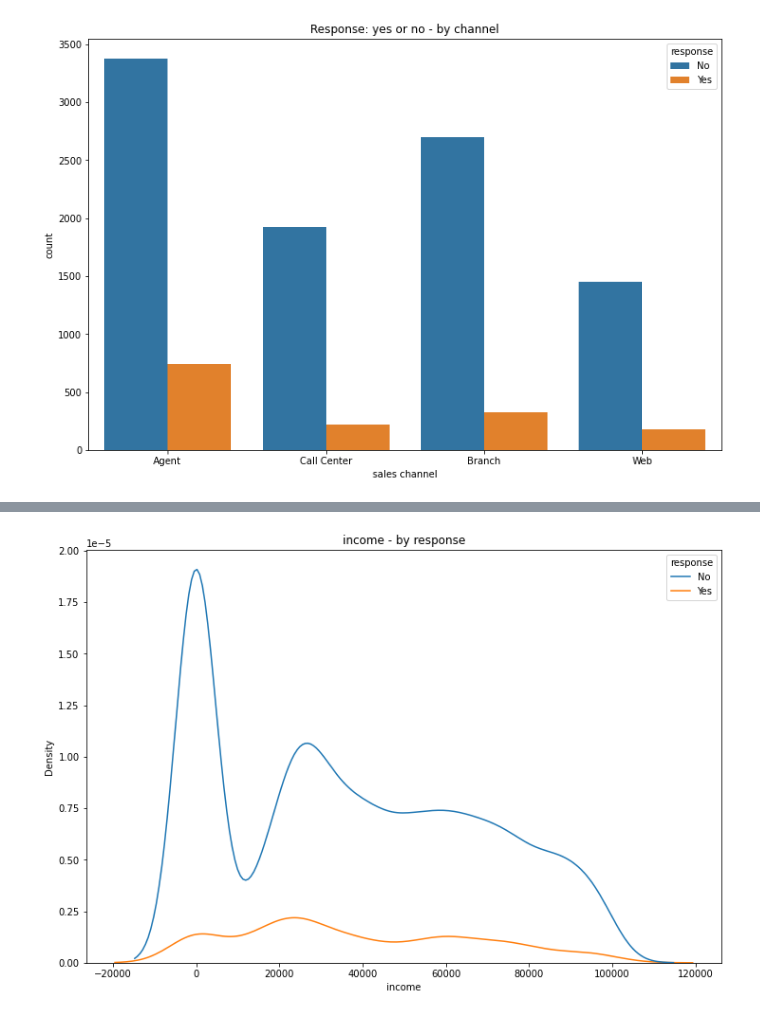
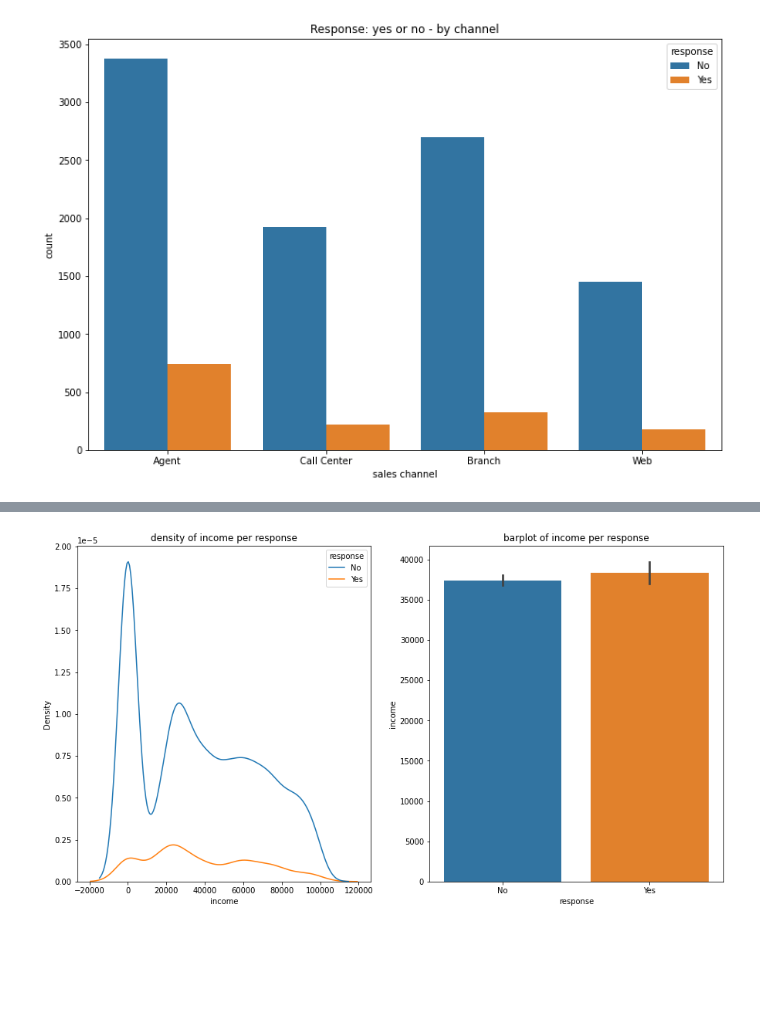
Before and after one commit to sergioaisolutions/lab-customer-analysis-round-3, a Jupyter notebook: solution.ipynb, the cells around one changed output, grey strips where cells are left out. Cells and saved outputs as stored; diff of their text form; code cells hidden in the pictures; blank space fills up the shorter version.

```diff
--- a/solution.ipynb
+++ b/solution.ipynb
@@ -61,7 +63,9 @@ plt.show()
 # %%
-fig = plt.figure(figsize = (12,8))
-plt.title('income - by response')
-sns.kdeplot(x = 'income', hue = 'response', data = mkt_data)
+fig, axes = plt.subplots(1, 2, figsize = (15, 8))
+axes[0].set_title('density of income per response')
+sns.kdeplot(ax = axes[0], x = 'income', hue = 'response', data = mkt_data)
+axes[1].set_title('barplot of income per response')
+sns.barplot(ax = axes[1], x = 'response', y = 'income', data = mkt_data)
 plt.show()
 # %% [output]
-[figure, old version]
+[figure, new version]
```
Also changed, not shown: parts of 1 cell of this notebook.
